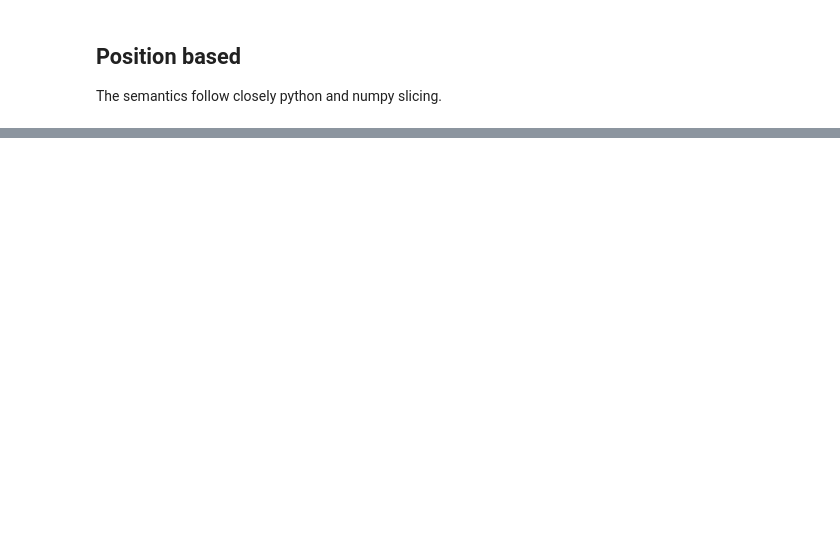
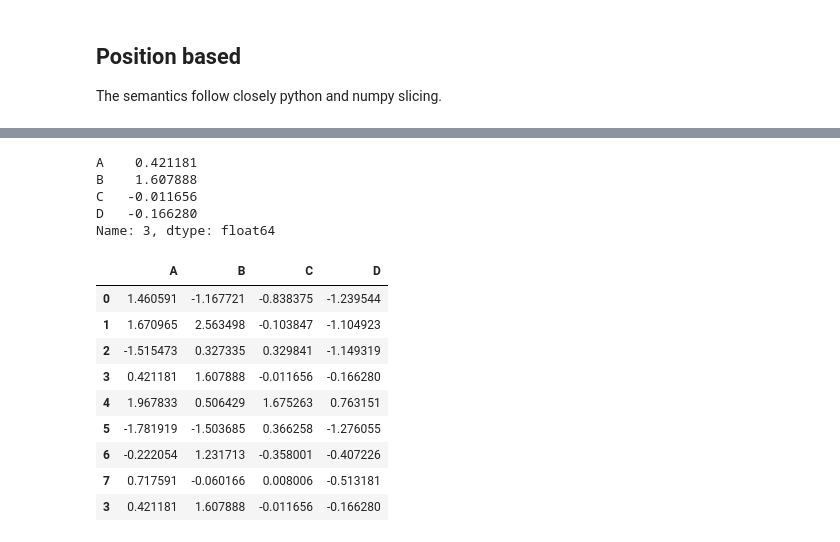
Before and after one commit to LUMC/python-course, a Jupyter notebook: pandas/pandas.ipynb, the cells around one changed output, grey strips where cells are left out. Saved outputs shown, nothing was run; the diff lists cells and outputs as text; code cells hidden in the pictures; blank space fills up the shorter version.

```diff
--- a/pandas/pandas.ipynb
+++ b/pandas/pandas.ipynb
@@ -332,0 +652,3 @@ df.iloc[1,1]
+# %%
+df = pd.DataFrame(np.random.randn(8, 4), columns=['A','B','C','D'])
+df
@@ -332,0 +665,22 @@ df.iloc[1,1]
+# %%
+s = df.iloc[3]
+s
+# %% [output]
+A    0.421181
+B    1.607888
+C   -0.011656
+D   -0.166280
+Name: 3, dtype: float64
+# %%
+df.append(s, ignore_index=False).reindex()
+# %% [output]
+|  | A | B | C | D |
+| 0 | 1.460591 | -1.167721 | -0.838375 | -1.239544 |
+| 1 | 1.670965 | 2.563498 | -0.103847 | -1.104923 |
+| 2 | -1.515473 | 0.327335 | 0.329841 | -1.149319 |
+| 3 | 0.421181 | 1.607888 | -0.011656 | -0.166280 |
+| 4 | 1.967833 | 0.506429 | 1.675263 | 0.763151 |
+| 5 | -1.781919 | -1.503685 | 0.366258 | -1.276055 |
+| 6 | -0.222054 | 1.231713 | -0.358001 | -0.407226 |
+| 7 | 0.717591 | -0.060166 | 0.008006 | -0.513181 |
+| 3 | 0.421181 | 1.607888 | -0.011656 | -0.166280 |
```
Also changed, not shown: parts of 73 cells of this notebook.
